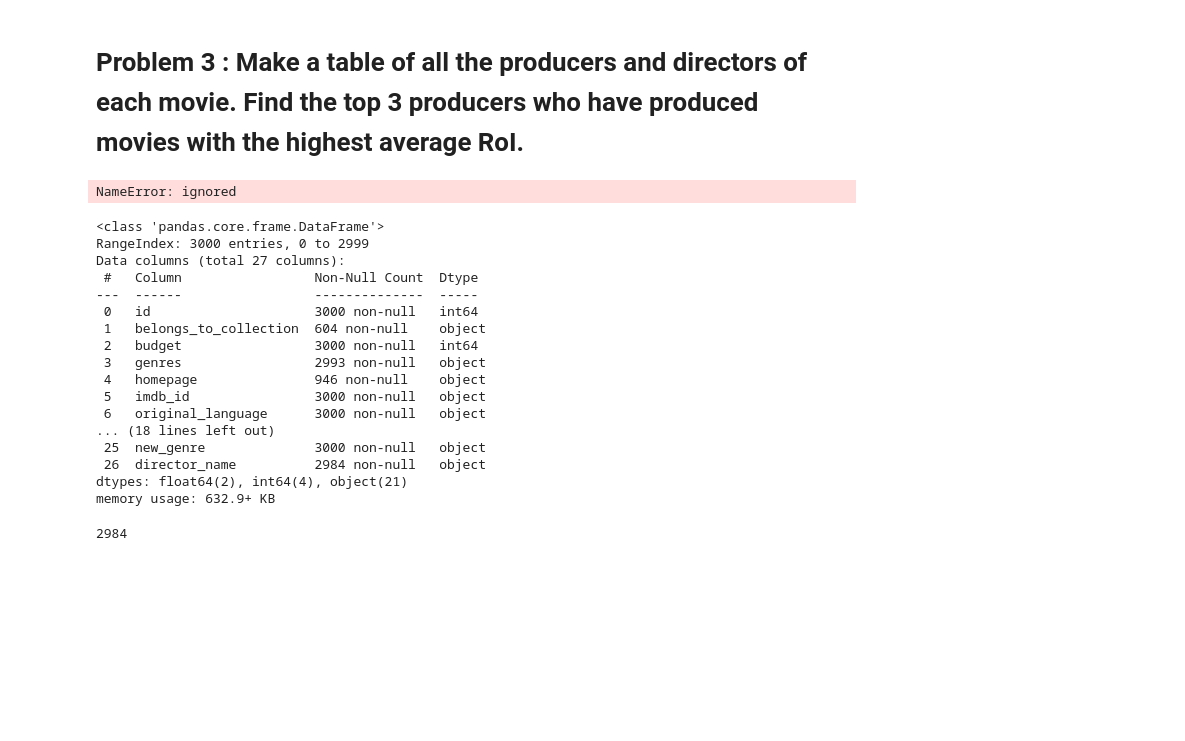
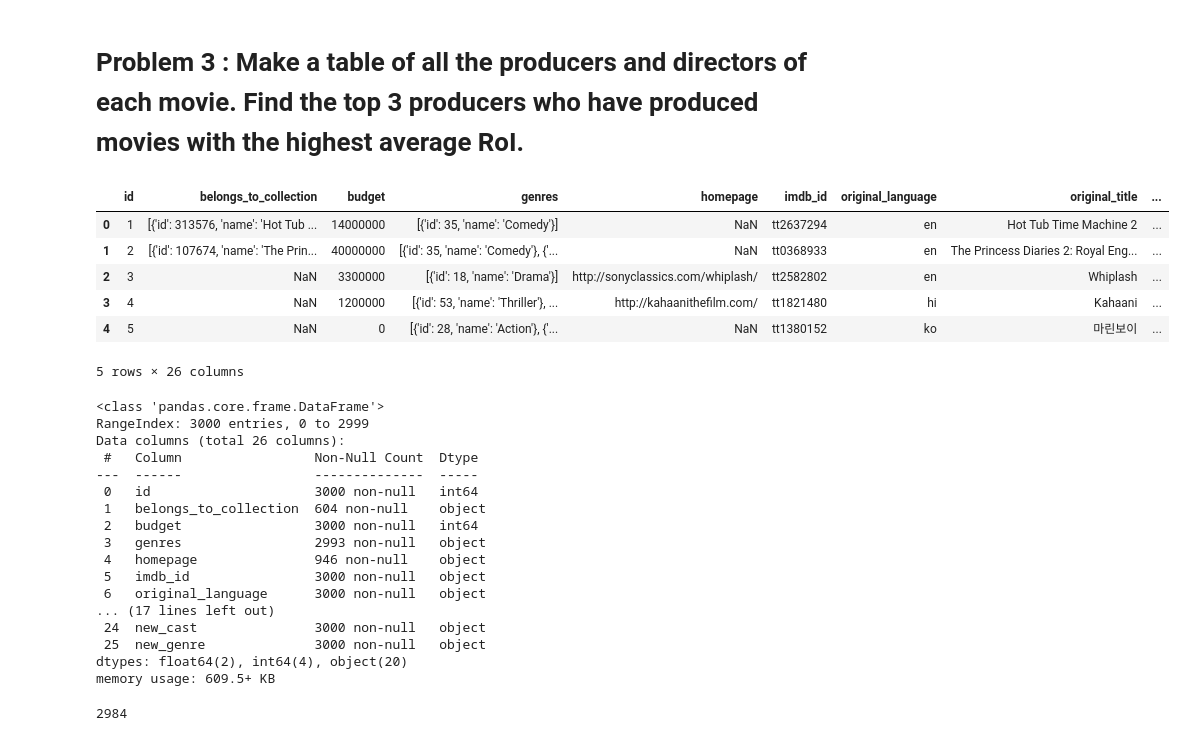
Before and after one commit to Sambhaji6529/Python_Assignment, a Jupyter notebook: Assignment_Data_Wrangling.ipynb, the cells around one changed output. Cells and saved outputs as stored; diff of their text form; code cells hidden in the pictures; blank space fills up the shorter version.

```diff
--- a/Assignment_Data_Wrangling.ipynb
+++ b/Assignment_Data_Wrangling.ipynb
@@ -7,18 +7,18 @@ import pandas as pd
 import numpy as np
 import ast
 # %%
-imdb_df=pd.read_csv('/content/drive/MyDrive/imdb_data.csv')
-imdb_df.head(2)
+df=pd.read_csv('/content/drive/MyDrive/imdb_data.csv')
+df.head(2)
 # %% [output]
 |  | id | belongs_to_collection | budget | genres | homepage | imdb_id | original_language | original_title | ... |
 | 0 | 1 | [{'id': 313576, 'name': 'Hot Tub ... | 14000000 | [{'id': 35, 'name': 'Comedy'}] | NaN | tt2637294 | en | Hot Tub Time Machine 2 | ... |
 | 1 | 2 | [{'id': 107674, 'name': 'The Prin... | 40000000 | [{'id': 35, 'name': 'Comedy'}, {'... | NaN | tt0368933 | en | The Princess Diaries 2: Royal Eng... | ... |
 2 rows × 23 columns
 # %%
-imdb_df['profit'] = imdb_df.revenue - imdb_df.budget
-imdb_df['profit'].replace([np.inf, -np.inf], 0, inplace=True)
+df['profit'] = df.revenue - df.budget
+df['profit'].replace([np.inf, -np.inf], 0, inplace=True)
 pd.options.display.float_format = '{:.4f}'.format
-imdb_df.profit
+df.profit
 # %% [output]
 0        -1685349
 1        55149435
@@ -33,12 +33,12 @@ imdb_df.profit
 2999     47087155
 Name: profit, Length: 3000, dtype: int64
 # %%
-imdb_df['new_cast'] = imdb_df.cast.fillna('[]').apply(ast.literal_eval)
-imdb_df['new_genre'] = imdb_df.genres.fillna('[]').apply(ast.literal_eval)
+df['new_cast'] = df.cast.fillna('[]').apply(ast.literal_eval)
+df['new_genre'] = df.genres.fillna('[]').apply(ast.literal_eval)
 
-imdb_df['new_cast'] = imdb_df.new_cast.apply(lambda x:[i['name'] for i in x] if isinstance(x,list) else [])
-imdb_df['new_genre'] = imdb_df.new_genre.apply(lambda x: [i['name'] for i in x] if isinstance(x,list) else [])
-imdb_df.head(2)
+df['new_cast'] = df.new_cast.apply(lambda x:[i['name'] for i in x] if isinstance(x,list) else [])
+df['new_genre'] = df.new_genre.apply(lambda x: [i['name'] for i in x] if isinstance(x,list) else [])
+df.head(2)
 # %% [output]
 |  | id | belongs_to_collection | budget | genres | homepage | imdb_id | original_language | original_title | ... |
 | 0 | 1 | [{'id': 313576, 'name': 'Hot Tub ... | 14000000 | [{'id': 35, 'name': 'Comedy'}] | NaN | tt2637294 | en | Hot Tub Time Machine 2 | ... |
@@ -83,8 +83,8 @@ def find_directors(li):
 
 
 
-imdb_df['director_name'] = imdb_df.apply(lambda x: find_directors(x['crew']),axis = 1)
-grouped_pop = imdb_df.groupby('director_name')['popularity'].mean().sort_values(ascending = False).reset_index()
+df['director_name'] = df.apply(lambda x: find_directors(x['crew']),axis = 1)
+grouped_pop = df.groupby('director_name')['popularity'].mean().sort_values(ascending = False).reset_index()
 grouped_pop.head(3)
 # %% [output]
 |  | director_name | popularity |
@@ -179,15 +177,22 @@ producer   movies            average_roi
 p1.    [m1, m2, m3]    avg_roi(m1, m2, m3)
 p2     [m2, m4, m5]    avg_roi(m2, m4, m5)
 # %%
+imdb_df
 imdb_df.head()
 # %% [output]
+|  | id | belongs_to_collection | budget | genres | homepage | imdb_id | original_language | original_title | ... |
+| 0 | 1 | [{'id': 313576, 'name': 'Hot Tub ... | 14000000 | [{'id': 35, 'name': 'Comedy'}] | NaN | tt2637294 | en | Hot Tub Time Machine 2 | ... |
+| 1 | 2 | [{'id': 107674, 'name': 'The Prin... | 40000000 | [{'id': 35, 'name': 'Comedy'}, {'... | NaN | tt0368933 | en | The Princess Diaries 2: Royal Eng... | ... |
+| 2 | 3 | NaN | 3300000 | [{'id': 18, 'name': 'Drama'}] | http://sonyclassics.com/whiplash/ | tt2582802 | en | Whiplash | ... |
+| 3 | 4 | NaN | 1200000 | [{'id': 53, 'name': 'Thriller'}, ... | http://kahaanithefilm.com/ | tt1821480 | hi | Kahaani | ... |
+| 4 | 5 | NaN | 0 | [{'id': 28, 'name': 'Action'}, {'... | NaN | tt1380152 | ko | 마린보이 | ... |
-NameError: ignored
+5 rows × 26 columns
 # %%
-df.info()
+imdb_df.info()
 # %% [output]
 <class 'pandas.core.frame.DataFrame'>
 RangeIndex: 3000 entries, 0 to 2999
-Data columns (total 27 columns):
+Data columns (total 26 columns):
  #   Column                 Non-Null Count  Dtype
 ---  ------                 --------------  -----
  0   id                     3000 non-null   int64
@@ -197,8 +202,8 @@ Data columns (total 27 columns):
  4   homepage               946 non-null    object
  5   imdb_id                3000 non-null   object
  6   original_language      3000 non-null   object
-... (18 lines left out)
+... (17 lines left out)
+ 24  new_cast               3000 non-null   object
  25  new_genre              3000 non-null   object
- 26  director_name          2984 non-null   object
-dtypes: float64(2), int64(4), object(21)
-memory usage: 632.9+ KB
+dtypes: float64(2), int64(4), object(20)
+memory usage: 609.5+ KB
```
Also changed, not shown: parts of 7 cells of this notebook.
